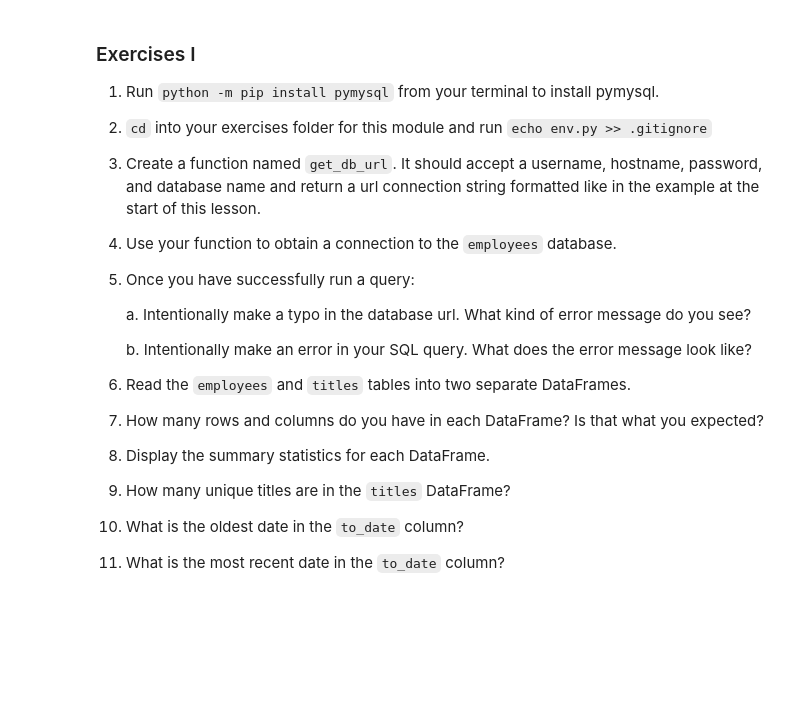
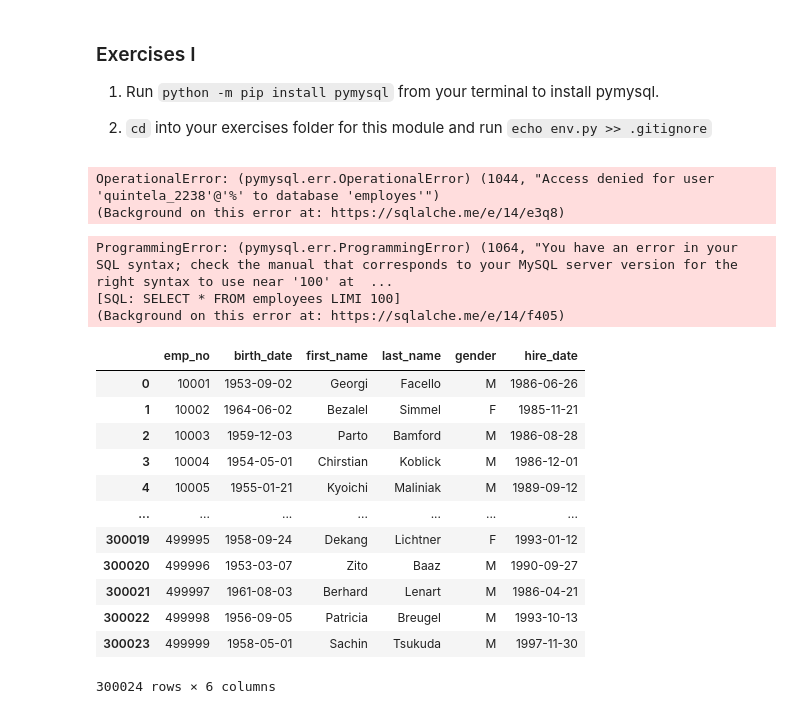
Before and after one commit to martin-reyes/3_numpy-pandas-visualization-exercises, a Jupyter notebook: 4_advanced_dataframes.ipynb, the cells around one changed output. Drawn from its saved outputs; the diff is of its cells as text; code cells hidden in the pictures; blank space fills up the shorter version.

```diff
--- a/4_advanced_dataframes.ipynb
+++ b/4_advanced_dataframes.ipynb
@@ -4,25 +9,11 @@
 1. Run `python -m pip install pymysql` from your terminal to install pymysql.
 
 2. `cd` into your exercises folder for this module and run `echo env.py >> .gitignore`
-
-3. Create a function named `get_db_url`. It should accept a username, hostname, password, and database name and return a url connection string formatted like in the example at the start of this lesson.
-
-4. Use your function to obtain a connection to the `employees` database.
-
-5. Once you have successfully run a query:
-
-    a. Intentionally make a typo in the database url. What kind of error message do you see?
-
-    b. Intentionally make an error in your SQL query. What does the error message look like?
-
-6. Read the `employees` and `titles` tables into two separate DataFrames.
-
-7. How many rows and columns do you have in each DataFrame? Is that what you expected?
-
-8. Display the summary statistics for each DataFrame.
-
-9. How many unique titles are in the `titles` DataFrame?
-
-10. What is the oldest date in the `to_date` column?
-
-11. What is the most recent date in the `to_date` column?
+# %%
+# 3. Create a function named `get_db_url`. It should accept a username,
+#     hostname, password, and database name and return a url connection
+#     string formatted like in the example at the start of this lesson.
+from env import host, user, pwd
+
+def get_db_url(host, user, pwd, db):
+    return f'mysql+pymysql://{user}:{pwd}@{host}/{db}'
@@ -28,0 +23,46 @@
+# %%
+# 5. Once you have successfully run a query:
+
+#     a. Intentionally make a typo in the database url.
+#     What kind of error message do you see?
+
+# *Operational Error, Access Denied for user*
+
+sql = 'SELECT * FROM employees LIMIT 100'
+
+pd.read_sql(sql, get_db_url(host, user, pwd, 'employes'))
+# %% [output]
+OperationalError: (pymysql.err.OperationalError) (1044, "Access denied for user 'quintela_2238'@'%' to database 'employes'")
+(Background on this error at: https://sqlalche.me/e/14/e3q8)
+# %%
+#     b. Intentionally make an error in your SQL query.
+#     What does the error message look like?
+
+# ProgrammingError, SQL error is given (e.g. syntax, table doesn't exist, etc.)
+
+sql_w_typo = 'SELECT * FROM employees LIMI 100'
+
+pd.read_sql(sql_w_typo, get_db_url(host, user, pwd, 'employees'))
+# %% [output]
+ProgrammingError: (pymysql.err.ProgrammingError) (1064, "You have an error in your SQL syntax; check the manual that corresponds to your MySQL server version for the right syntax to use near '100' at  ...
+[SQL: SELECT * FROM employees LIMI 100]
+(Background on this error at: https://sqlalche.me/e/14/f405)
+# %%
+# 6. Read the `employees` and `titles` tables into two separate DataFrames.
+sql_e = 'SELECT * FROM employees'
+employees_df = pd.read_sql(sql_e, get_db_url( host, user, pwd, 'employees') )
+employees_df
+# %% [output]
+|  | emp_no | birth_date | first_name | last_name | gender | hire_date |
+| 0 | 10001 | 1953-09-02 | Georgi | Facello | M | 1986-06-26 |
+| 1 | 10002 | 1964-06-02 | Bezalel | Simmel | F | 1985-11-21 |
+| 2 | 10003 | 1959-12-03 | Parto | Bamford | M | 1986-08-28 |
+| 3 | 10004 | 1954-05-01 | Chirstian | Koblick | M | 1986-12-01 |
+| 4 | 10005 | 1955-01-21 | Kyoichi | Maliniak | M | 1989-09-12 |
+| ... | ... | ... | ... | ... | ... | ... |
+| 300019 | 499995 | 1958-09-24 | Dekang | Lichtner | F | 1993-01-12 |
+| 300020 | 499996 | 1953-03-07 | Zito | Baaz | M | 1990-09-27 |
+| 300021 | 499997 | 1961-08-03 | Berhard | Lenart | M | 1986-04-21 |
+| 300022 | 499998 | 1956-09-05 | Patricia | Breugel | M | 1993-10-13 |
+| 300023 | 499999 | 1958-05-01 | Sachin | Tsukuda | M | 1997-11-30 |
+300024 rows × 6 columns
```
Also changed, not shown: parts of 37 cells of this notebook, 1 other file.
